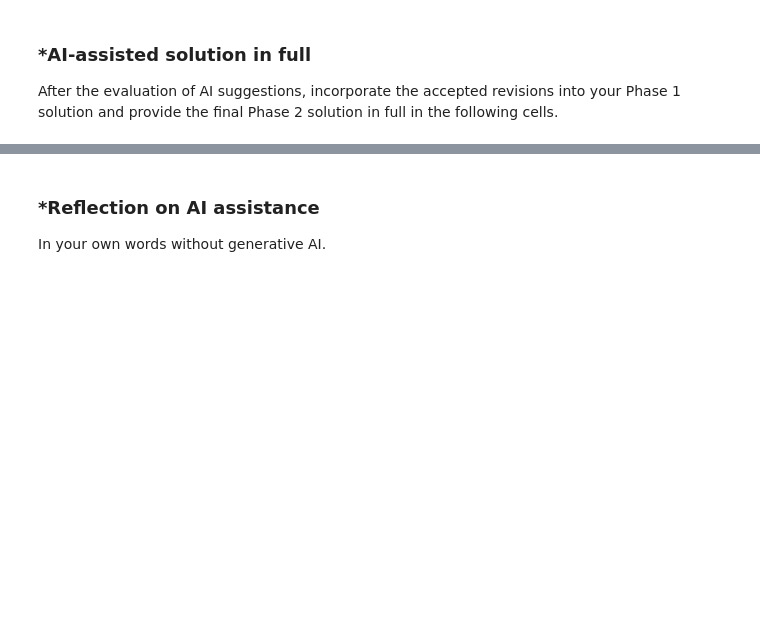
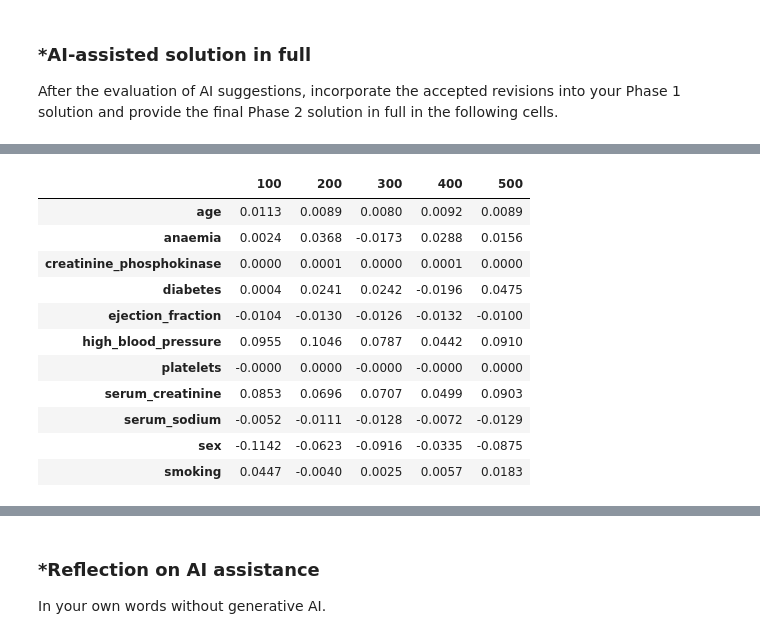
Before and after one commit to voleann/L03-tree-stability, a Jupyter notebook: notebook_(6).ipynb, the cells around one changed output, grey strips where cells are left out. Cells and saved outputs as stored; diff of their text form; code cells hidden in the pictures; blank space fills up the shorter version.

```diff
--- a/notebook_(6).ipynb
+++ b/notebook_(6).ipynb
@@ -351,0 +461,53 @@ After the evaluation of AI suggestions, incorporate the accepted revisions into
+# %%
+### Question 3
+
+## 3.1: Repeat step 2 for three to five different seeds (save the seeds for reproducibility).
+# most efficient way is thru loop
+seeds = [100, 200, 300, 400, 500]
+trees = []
+linear_models = []
+tree_preds = []
+linear_preds = []
+
+for s in seeds: # train-test split
+    X_train_new, X_test_new, y_train_new, y_test_new = train_test_split(
+        X_pool, y_pool, test_size=0.2, random_state=s
+    )
+    # fitting models
+    tree_new = DecisionTreeClassifier(random_state=s).fit(X_train_new, y_train_new)
+    linear_new = LinearRegression().fit(X_train_new, y_train_new)
+
+    # eval performance
+    print('Seed:', s)
+    print('Tree Accuracy:', tree_new.score(X_test, y_test))
+    print('Linear Model R^2:', linear_new.score(X_test, y_test))
+    print()
+
+    # save models and preds
+    trees.append(tree_new)
+    linear_models.append(linear_new)
+    tree_preds.append(tree_new.predict(X_test))
+    linear_preds.append(linear_new.predict(X_test))
+
+
+# 3.2: How different are the trees that you get? Your linear model coefficients?. Set aside the predictions these models make.
+# compare trees
+for i in range(len(seeds)):
+    print('Seed:', seeds[i])
+    print('Depth:', trees[i].get_depth())
+    print('Leaves:', trees[i].get_n_leaves())
+    print()
+
+# compare linear model coeffs
+coeffs = pd.DataFrame(index=X.columns)
+for i in range(len(seeds)):
+    coeffs[seeds[i]] = linear_models[i].coef_
+coeffs.round(4)
+
+# The decision trees varied across the different train-test splits with depths ranging from 11 to 14 and the number of
+# leaves ranging from 40 to 42. This suggests that the tree structures are somewhat sensitive to changes in the training
+# data. In comparison, many of the linear model coefficients remained pretty consistent, especially for age, ejection fraction,
+# and serum creatinine. However, some coefficients like anaemia, diabetes, and smoking varied more with diabetes and smoking
+# changing signs across seeds. Overall, the linear models appear more stable in their coefficients, while decision trees
+# show greater structural variation.
+# %% [output]
@@ -351,0 +531,12 @@ After the evaluation of AI suggestions, incorporate the accepted revisions into
+|  | 100 | 200 | 300 | 400 | 500 |
+| age | 0.0113 | 0.0089 | 0.0080 | 0.0092 | 0.0089 |
+| anaemia | 0.0024 | 0.0368 | -0.0173 | 0.0288 | 0.0156 |
+| creatinine_phosphokinase | 0.0000 | 0.0001 | 0.0000 | 0.0001 | 0.0000 |
+| diabetes | 0.0004 | 0.0241 | 0.0242 | -0.0196 | 0.0475 |
+| ejection_fraction | -0.0104 | -0.0130 | -0.0126 | -0.0132 | -0.0100 |
+| high_blood_pressure | 0.0955 | 0.1046 | 0.0787 | 0.0442 | 0.0910 |
+| platelets | -0.0000 | 0.0000 | -0.0000 | -0.0000 | 0.0000 |
+| serum_creatinine | 0.0853 | 0.0696 | 0.0707 | 0.0499 | 0.0903 |
+| serum_sodium | -0.0052 | -0.0111 | -0.0128 | -0.0072 | -0.0129 |
+| sex | -0.1142 | -0.0623 | -0.0916 | -0.0335 | -0.0875 |
+| smoking | 0.0447 | -0.0040 | 0.0025 | 0.0057 | 0.0183 |
```
Also changed, not shown: parts of 25 cells of this notebook.
